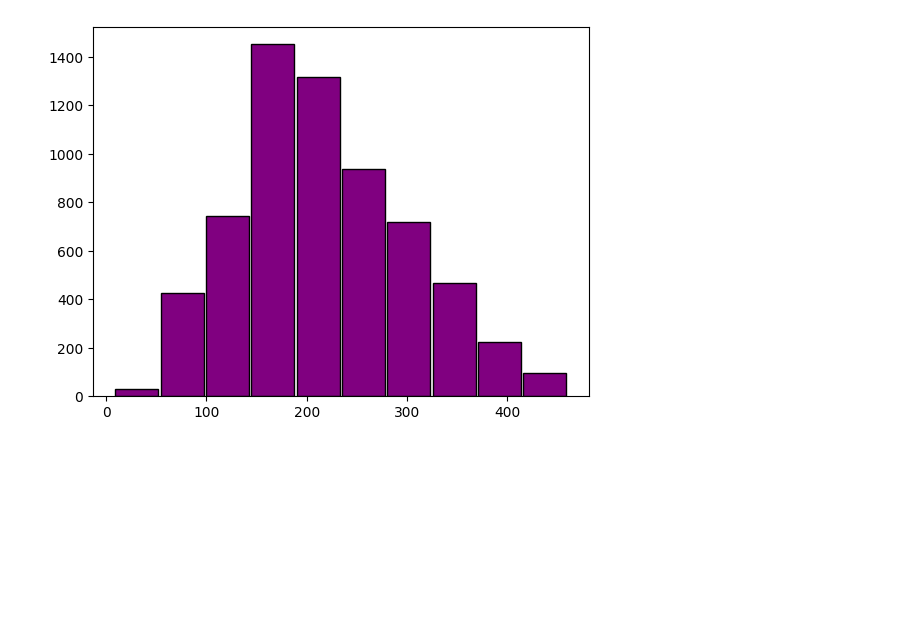
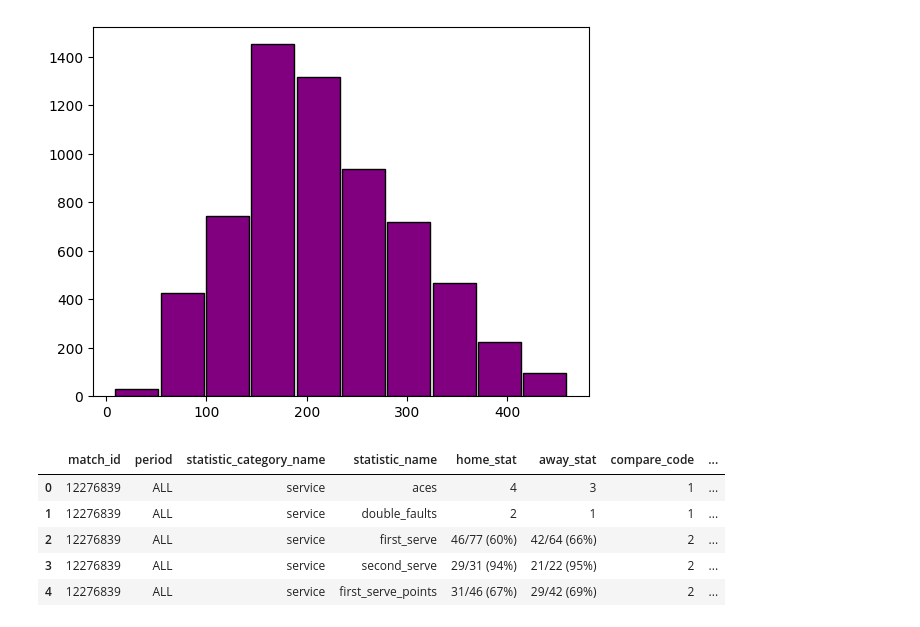
Before and after one commit to Mahlagha1994/Tennis-Games, a Jupyter notebook: notebooks/2-DATA ANALYZING.ipynb, the cells around one changed output. Saved outputs shown, nothing was run; the diff lists cells and outputs as text; code cells hidden in the pictures; blank space fills up the shorter version.

```diff
--- a/notebooks/2-DATA ANALYZING.ipynb
+++ b/notebooks/2-DATA ANALYZING.ipynb
@@ -447,3 +447,12 @@ plt.show()
 # %% [output]
  Average servis per match is = 217.16
 [figure]
+# %%
+PeriodInfo.head()
+# %% [output]
+|  | match_id | period | statistic_category_name | statistic_name | home_stat | away_stat | compare_code | ... |
+| 0 | 12276839 | ALL | service | aces | 4 | 3 | 1 | ... |
+| 1 | 12276839 | ALL | service | double_faults | 2 | 1 | 1 | ... |
+| 2 | 12276839 | ALL | service | first_serve | 46/77 (60%) | 42/64 (66%) | 2 | ... |
+| 3 | 12276839 | ALL | service | second_serve | 29/31 (94%) | 21/22 (95%) | 2 | ... |
+| 4 | 12276839 | ALL | service | first_serve_points | 31/46 (67%) | 29/42 (69%) | 2 | ... |
```
